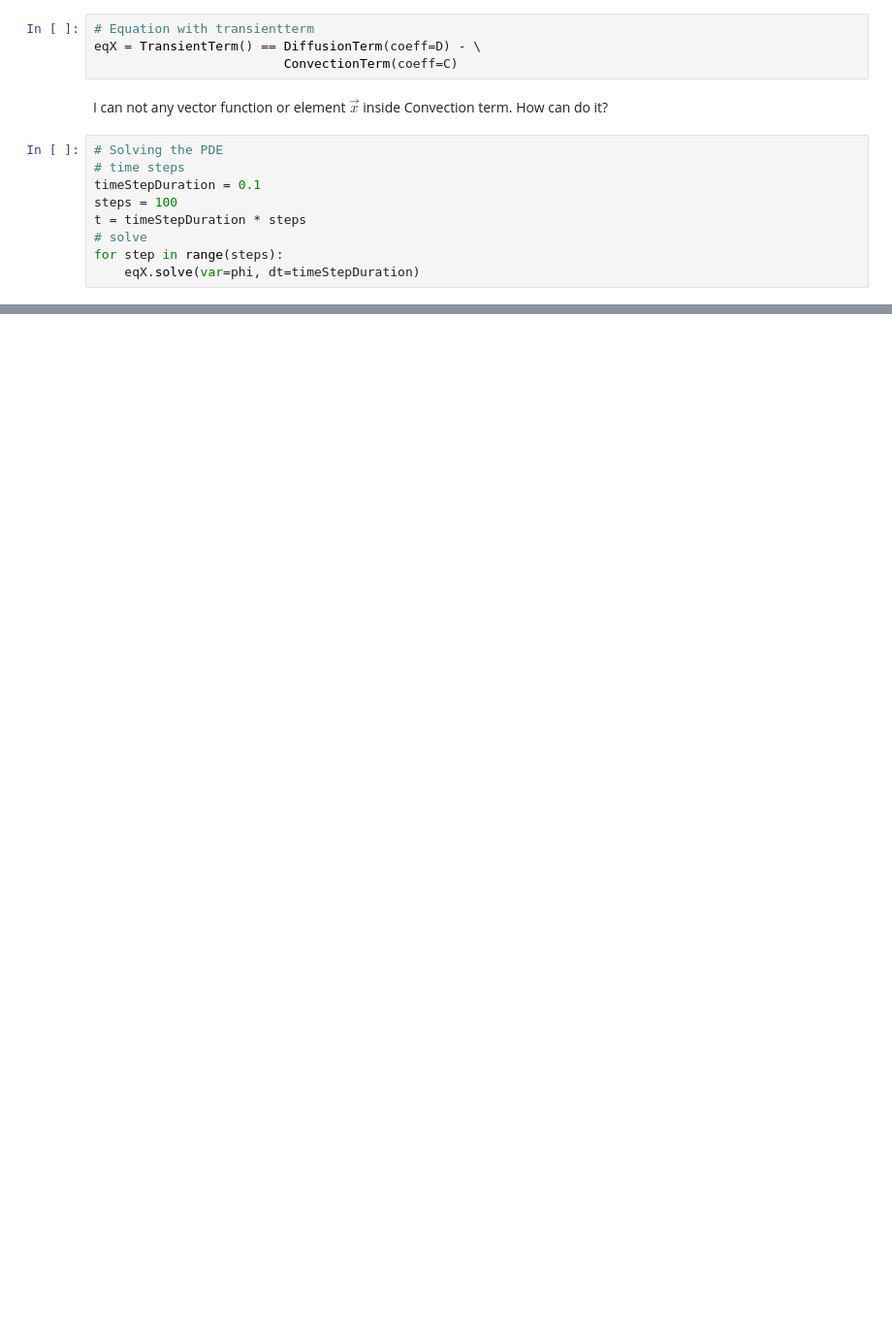
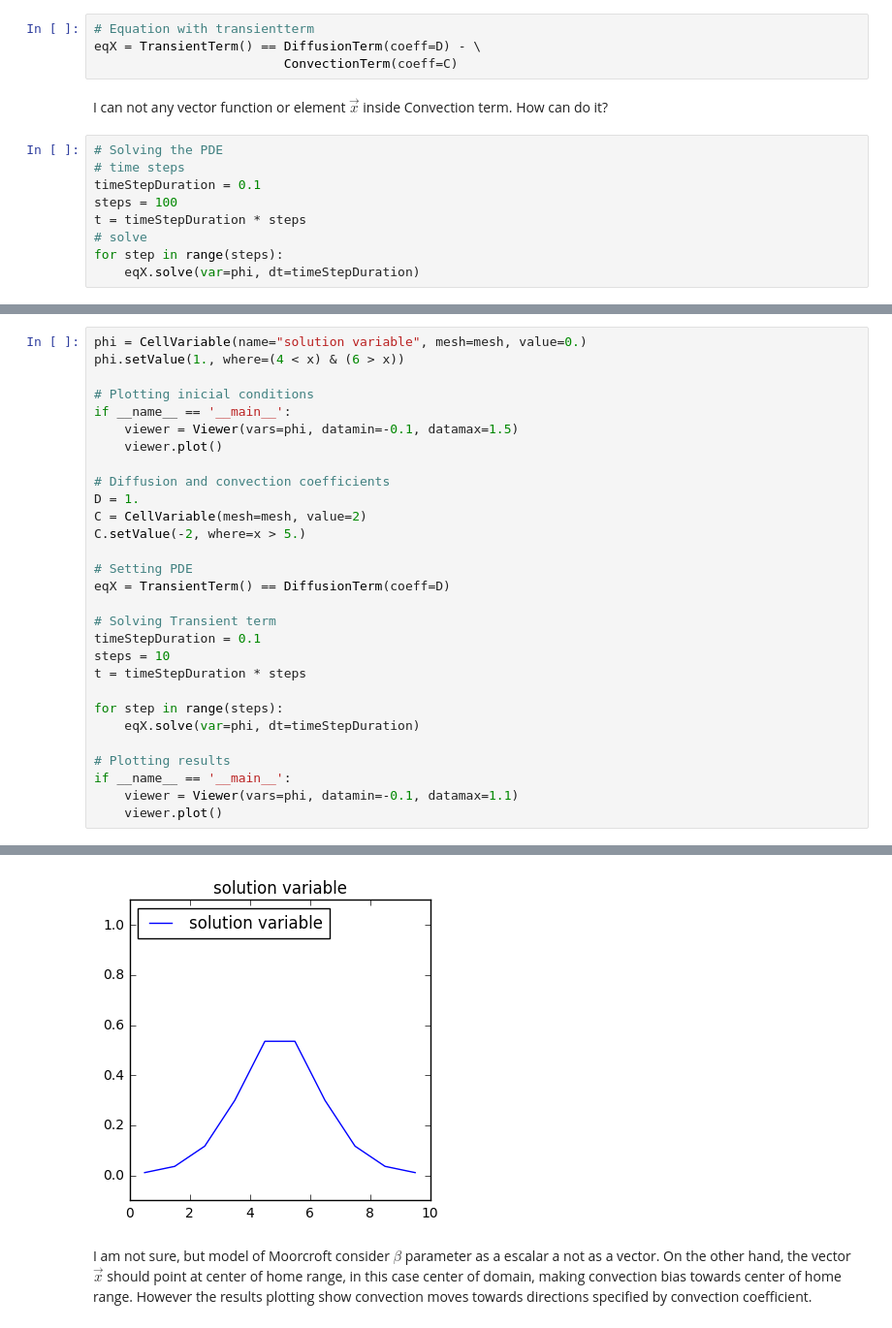
Before and after one commit to irbin-b/FV, a Jupyter notebook: HR_VF.ipynb, the cells around one changed output, grey strips where cells are left out. Shown at 97% size. Cells and saved outputs as stored; diff of their text form; blank space fills up the shorter version.

```diff
--- a/HR_VF.ipynb
+++ b/HR_VF.ipynb
@@ -56,0 +99,30 @@ if __name__ == '__main__':
+# %%
+phi = CellVariable(name="solution variable", mesh=mesh, value=0.)
+phi.setValue(1., where=(4 < x) & (6 > x))
+
+# Plotting inicial conditions
+if __name__ == '__main__':
+    viewer = Viewer(vars=phi, datamin=-0.1, datamax=1.5)
+    viewer.plot()
+
+# Diffusion and convection coefficients
+D = 1.
+C = CellVariable(mesh=mesh, value=2)
+C.setValue(-2, where=x > 5.)
+
+# Setting PDE
+eqX = TransientTerm() == DiffusionTerm(coeff=D)
+
+# Solving Transient term
+timeStepDuration = 0.1
+steps = 10
+t = timeStepDuration * steps
+
+for step in range(steps):
+    eqX.solve(var=phi, dt=timeStepDuration)
+
+# Plotting results
+if __name__ == '__main__':
+    viewer = Viewer(vars=phi, datamin=-0.1, datamax=1.1)
+    viewer.plot()
+# %% [output]
@@ -56,0 +130,3 @@ if __name__ == '__main__':
+[figure, added]
+# %% [markdown]
+I am not sure, but model of Moorcroft consider $\beta$ parameter as a escalar a not as a vector. On the other hand, the vector $\vec{x}$ should point at center of home range, in this case center of domain, making convection bias towards center of home range. However the results plotting show convection moves towards directions specified by convection coefficient.
```
Also changed, not shown: parts of 4 cells of this notebook.
